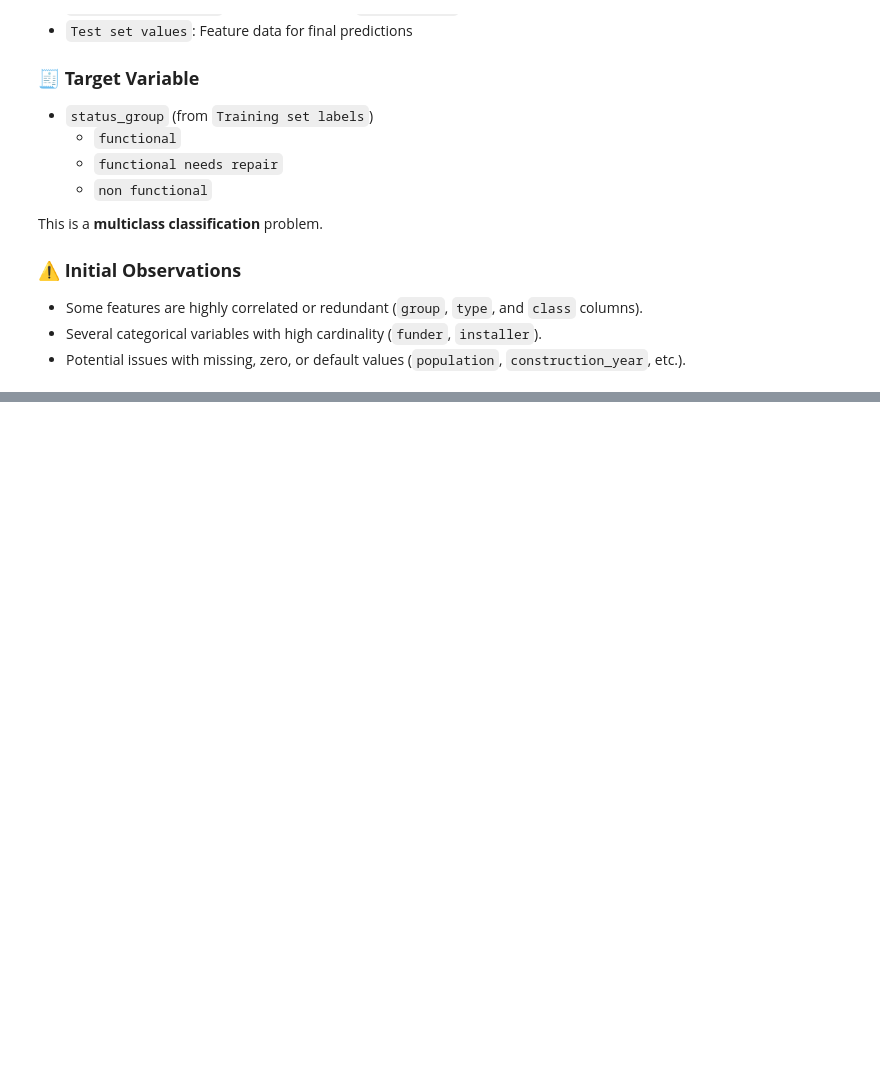
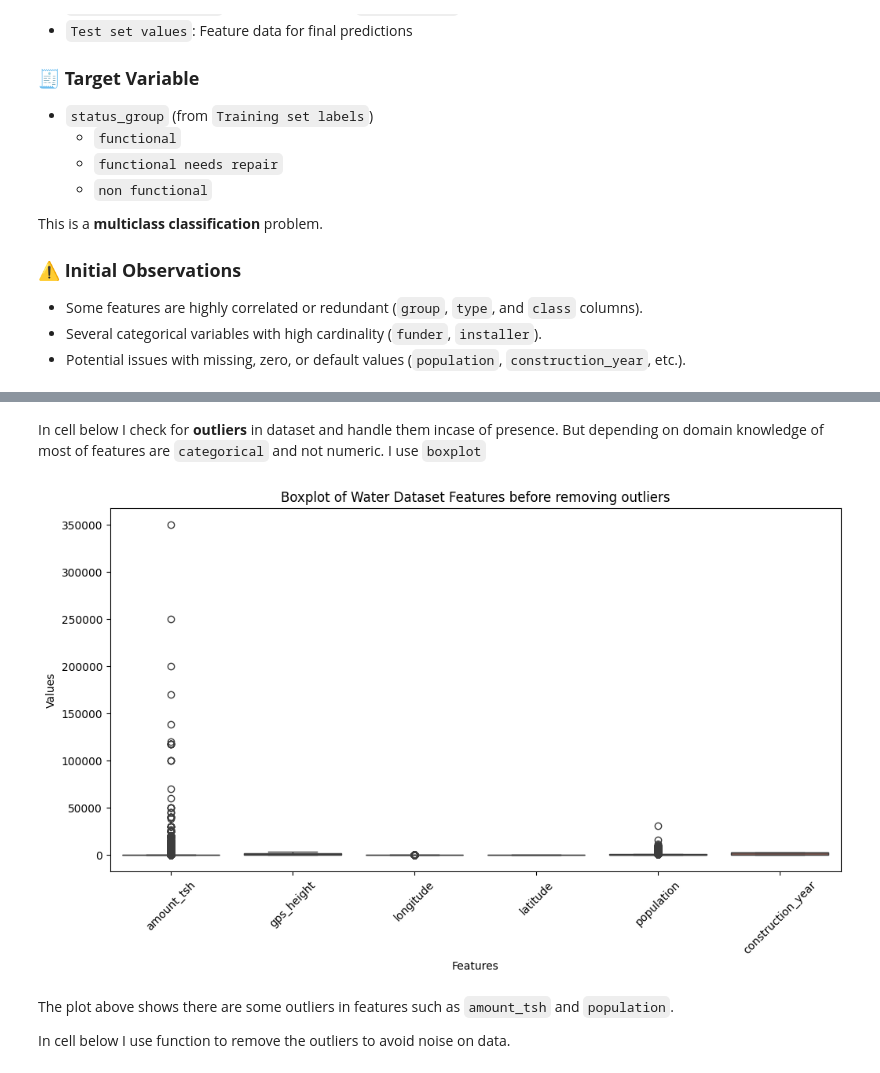
Before and after one commit to RonnyMuthomi/tanzania-water-well-status-classifier, a Jupyter notebook: index.ipynb, the cells around one changed output, grey strips where cells are left out. Drawn from its saved outputs; the diff is of its cells as text; code cells hidden in the pictures; blank space fills up the shorter version.

Commit message:
organized and preprocessed data

```diff
--- a/index.ipynb
+++ b/index.ipynb
@@ -104,0 +216,5 @@ This is a **multiclass classification** problem.
+# %%
+# merge train and label datasets
+
+water_df = pd.merge(train, label, on='id', how='left')
+water_df.head()
@@ -104,0 +280,3 @@ This is a **multiclass classification** problem.
+# %%
+# copy the dataset to a new variable
+water_df_copy = water_df.copy()
@@ -104,0 +292,7 @@ This is a **multiclass classification** problem.
+# %%
+# organize features needed for analysis and modeling
+
+# drop irrelevant columns
+water_df_copy = water_df_copy.drop(columns=['date_recorded','funder','num_private','region_code','district_code','recorded_by',
+                                            'extraction_type', 'extraction_type_group','management_group','payment_type',
+                                            'quality_group','quantity_group','source', 'source_type','waterpoint_type'])
@@ -104,0 +336,15 @@ This is a **multiclass classification** problem.
+# %%
+# function to fill missing values with the mode
+def impute_mode_unknown(df, column):
+    df[column] = df[column].astype(str)
+    df[column] = df[column].replace(['', 'NaN', 'nan', 'None'], np.nan)
+    mode_value = df[column].mode()[0]
+    df[column] = df[column].fillna(mode_value)
+    df[column] = df[column].replace(to_replace=r'(?i)^\s*unknown\s*$', value=mode_value, regex=True)
+    return df
+
+water_df_copy = water_df_copy.copy()
+columns_to_impute = ['installer', 'wpt_name', 'subvillage', 'public_meeting', 'scheme_management', 'scheme_name', 'permit']
+
+for column in columns_to_impute:
+    water_df_copy = impute_mode_unknown(water_df_copy, column)
@@ -104,0 +392,18 @@ This is a **multiclass classification** problem.
+# %% [markdown]
+In cell below I check for **outliers** in dataset and handle them incase of presence. But depending on domain knowledge of most of features are `categorical` and not numeric. I use `boxplot`
+# %%
+# plot boxplot to visualize outliers in the dataset
+
+fig, ax = plt.subplots(figsize=(12, 6))
+sns.boxplot(data=water_df_copy, ax=ax)
+ax.set_title('Boxplot of Water Dataset Features before removing outliers')
+ax.tick_params(axis='x', rotation=45)
+ax.set_xlabel('Features')
+ax.set_ylabel('Values')
+plt.show()
+# %% [output]
+[figure, added]
+# %% [markdown]
+The plot above shows there are some outliers in features such as `amount_tsh` and `population`.
+
+In cell below I use function to remove the outliers to avoid noise on data.
```
Also changed, not shown: parts of 82 cells of this notebook.
